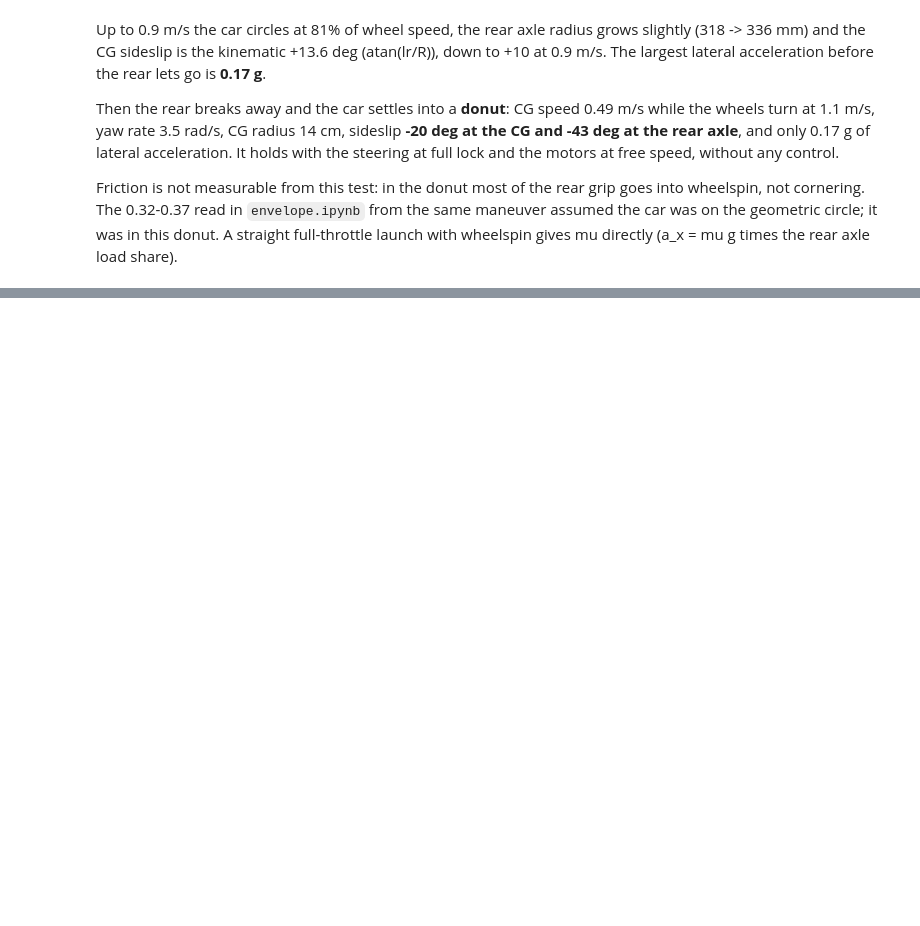
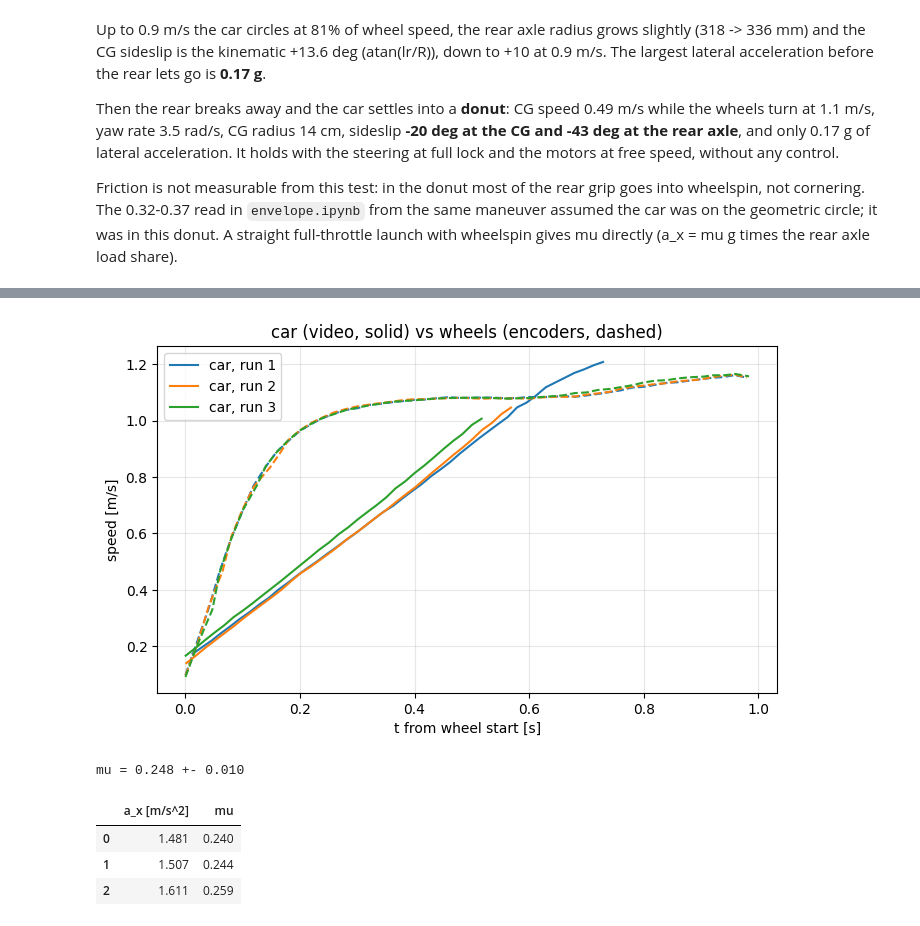
Before and after one commit to Gelminaio/drift-mpc-ackermann, a Jupyter notebook: notebooks/handling.ipynb, the cells around one changed output, grey strips where cells are left out. Saved outputs shown, nothing was run; the diff lists cells and outputs as text; code cells hidden in the pictures; blank space fills up the shorter version.

Commit message:
analysis: slick friction 0.25 from straight launches

```diff
--- a/notebooks/handling.ipynb
+++ b/notebooks/handling.ipynb
@@ -329,0 +344,40 @@ donut. A straight full-throttle launch with wheelspin gives mu directly
+# %%
+LF, H = 0.0986, 0.067          # inertia.ipynb
+
+m = load_track('../data/video/launch_markers.parquet')
+js = bt.zero_time(bt.load('../data/launch_parquet'))['joint_states']
+off = offset(m, js)
+v_wheels = R_WHEEL * (js['wl'] + js['wr']) / 2
+starts = js['t'][(v_wheels > 0.05) & (v_wheels.shift() <= 0.05)].to_numpy()
+
+rows = []
+fig, ax = plt.subplots(figsize=(8, 4.5))
+for k, tb in enumerate(starts):
+    w = m[(m['t'] >= tb - off) & (m['t'] <= tb - off + 0.5) & m['valid']]
+    t = w['t'].to_numpy() - (tb - off)
+    dist = np.hypot(w['cg_x'] - w['cg_x'].iloc[0], w['cg_y'] - w['cg_y'].iloc[0]).to_numpy()
+    fit = t >= 0.05
+    a = 2 * np.polyfit(t[fit], dist[fit], 2)[0]
+    rows.append({'a_x [m/s^2]': a, 'mu': a / (G * LF / L + a * H / L)})
+
+    wv = m[(m['t'] >= tb - off) & (m['t'] <= tb - off + 1.0) & m['ok']]
+    ax.plot(wv['t'] - (tb - off), wv['v_cg'], color=f'C{k}', label=f'car, run {k + 1}')
+    wb = bt.window(js, tb, tb + 1.0)
+    ax.plot(wb['t'] - tb, R_WHEEL * (wb['wl'] + wb['wr']) / 2, '--', color=f'C{k}')
+ax.set_xlabel('t from wheel start [s]')
+ax.set_ylabel('speed [m/s]')
+ax.set_title('car (video, solid) vs wheels (encoders, dashed)')
+ax.grid(alpha=0.3)
+ax.legend()
+plt.show()
+
+launch = pd.DataFrame(rows).round(3)
+print(f"mu = {launch['mu'].mean():.3f} +- {launch['mu'].std():.3f}")
+launch
+# %% [output]
+[figure, added]
+mu = 0.248 +- 0.010
+|  | a_x [m/s^2] | mu |
+| 0 | 1.481 | 0.240 |
+| 1 | 1.507 | 0.244 |
+| 2 | 1.611 | 0.259 |
```
Also changed, not shown: parts of 3 cells of this notebook, 1 other file.
